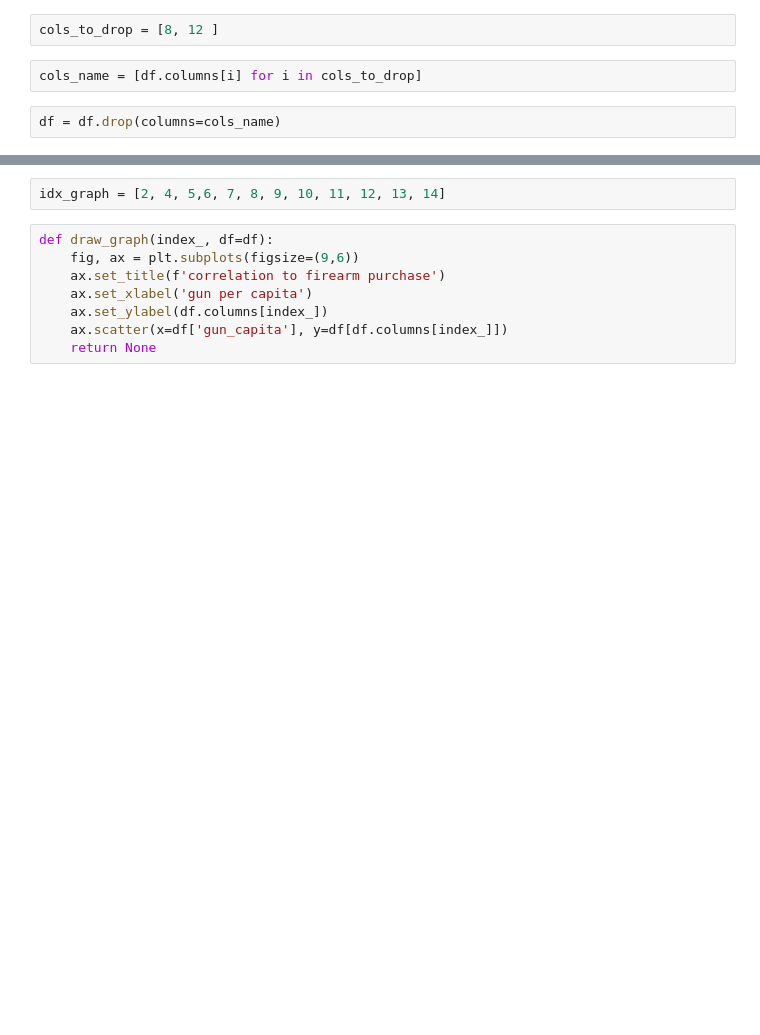
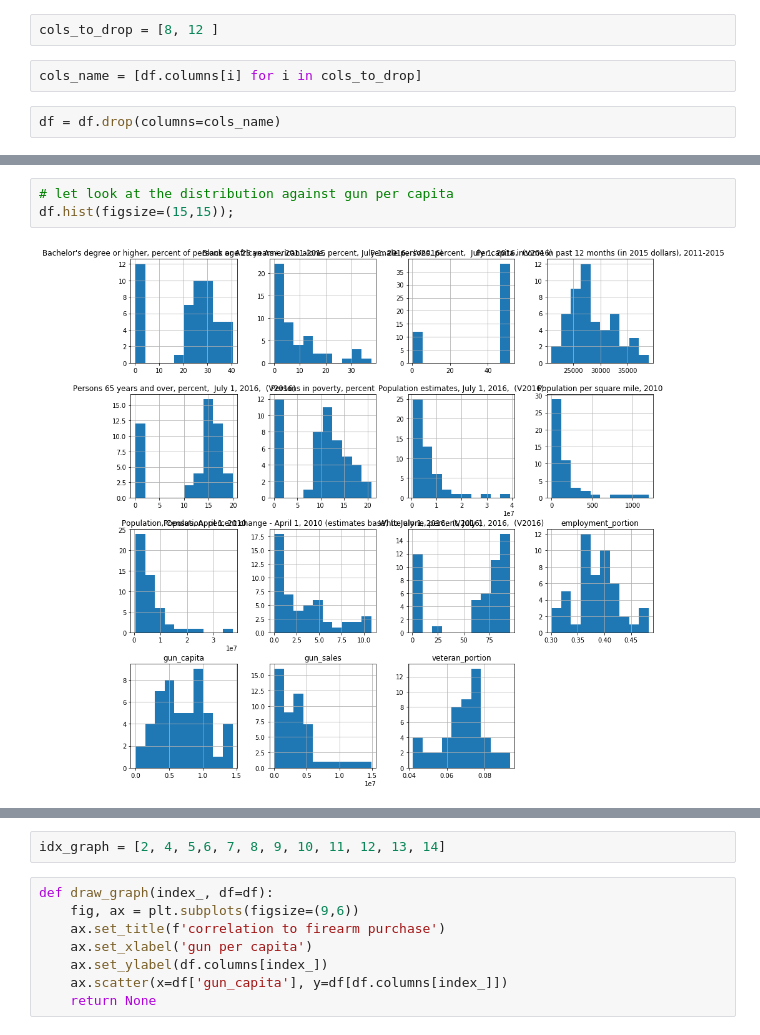
Before and after one commit to binh-bk/data_analytics, a Jupyter notebook: Data_wrangle/fbi_gun_data_v1.3.ipynb, the cells around one changed output, grey strips where cells are left out. Saved outputs shown, nothing was run; the diff lists cells and outputs as text; blank space fills up the shorter version.

```diff
--- a/Data_wrangle/fbi_gun_data_v1.3.ipynb
+++ b/Data_wrangle/fbi_gun_data_v1.3.ipynb
@@ -550,0 +586,5 @@ df['gun_capita'] = df['gun_sales']/df[df.columns[1]]
+# %%
+# let look at the distribution against gun per capita
+df.hist(figsize=(15,15));
+# %% [output]
+[figure, added]
```
Also changed, not shown: parts of 33 cells of this notebook, 5 other files.
